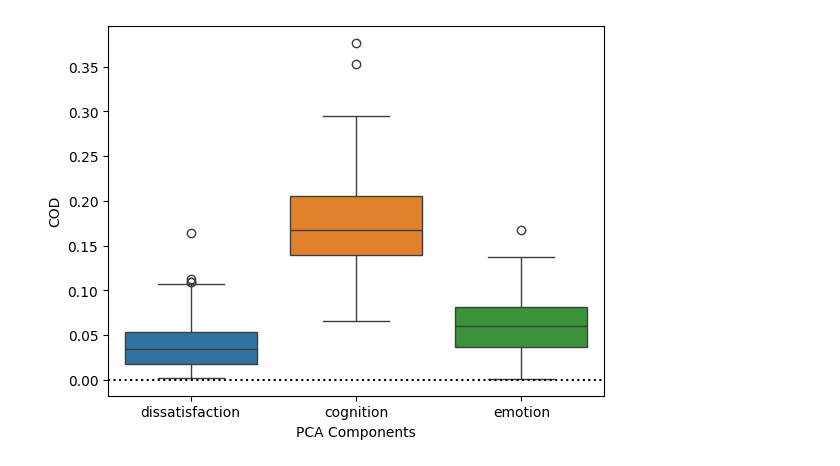
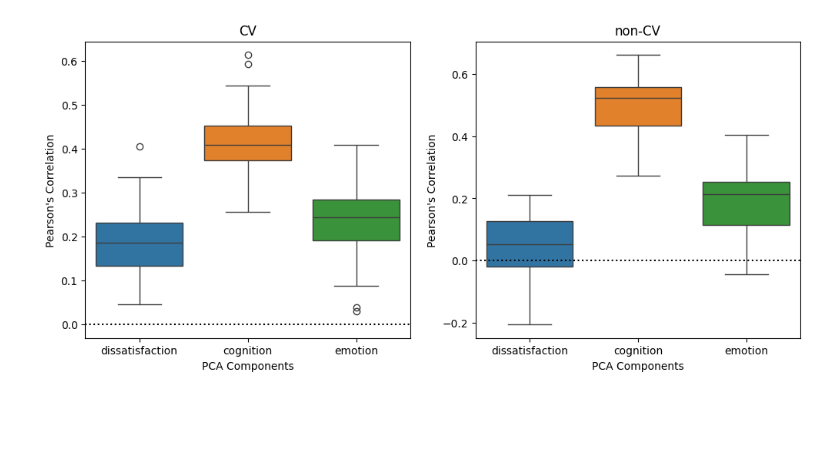
Before and after one commit to haotsung/HCP_behavioral_prediction, a Jupyter notebook: plot_prediction_accuracy.ipynb, the cells around one changed output. Drawn from its saved outputs; the diff is of its cells as text; code cells hidden in the pictures; blank space fills up the shorter version.

```diff
--- a/plot_prediction_accuracy.ipynb
+++ b/plot_prediction_accuracy.ipynb
@@ -32,8 +4,0 @@ plt.show()
-# %%
-sns.boxplot(data=df_r2_corr)
-plt.axhline(0, color="k", ls=":")
-plt.xlabel('PCA Components')
-plt.ylabel("COD")
-plt.show()
-# %% [output]
-[figure, removed]
@@ -39,0 +42,17 @@ plt.show()
+# %%
+fig, (ax1, ax2) = plt.subplots(1, 2, figsize=(12, 5))
+sns.boxplot(data=df_r_corr_cv,ax=ax1)
+ax1.set_title("CV")
+ax1.axhline(0, color="k", ls=":")
+ax1.set_xlabel('PCA Components')
+ax1.set_ylabel("Pearson's Correlation")
+
+sns.boxplot(data=df_r_corr_non_cv,ax=ax2)
+ax2.set_title("non-CV")
+ax2.axhline(0, color="k", ls=":")
+ax2.set_xlabel('PCA Components')
+ax2.set_ylabel("Pearson's Correlation")
+
+plt.show()
+# %% [output]
+[figure, added]
```
Also changed, not shown: parts of 4 cells of this notebook.
